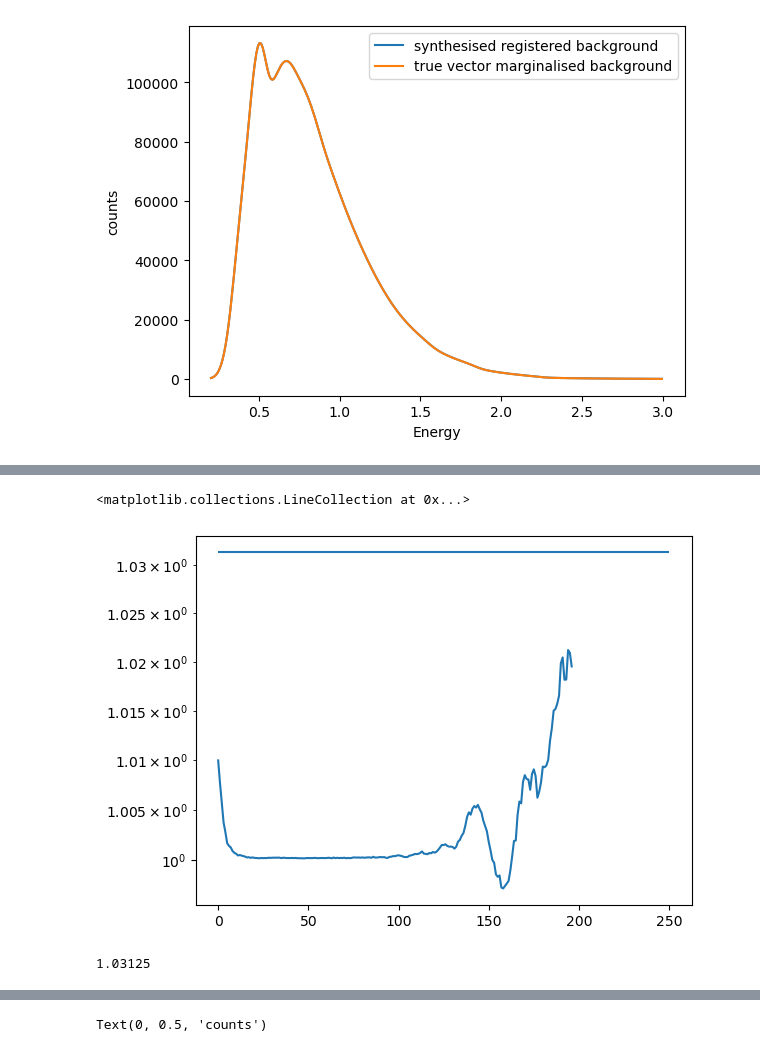
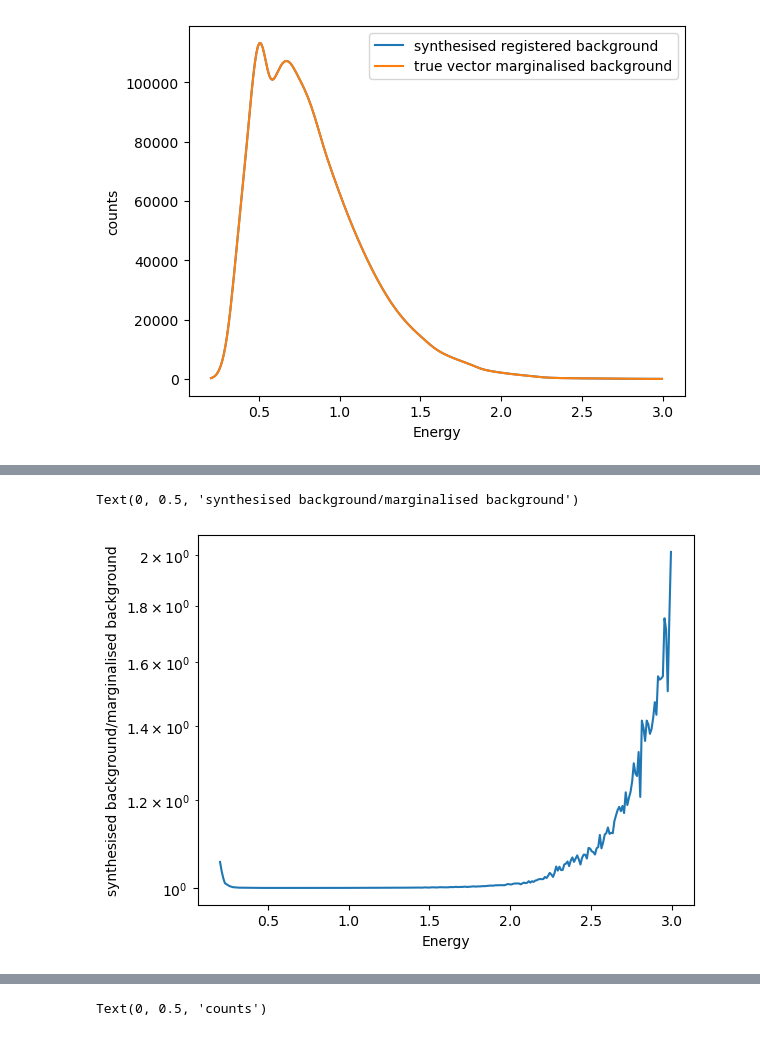
Before and after one commit to Basdorsman/xpsi, a Jupyter notebook: AMXPs/J1808_synthetic/Notebooks/compare_data_and_simulation.ipynb, the cells around one changed output, grey strips where cells are left out. Cells and saved outputs as stored; diff of their text form; code cells hidden in the pictures.

Commit message:
investigation of backgrounds and likelihood discrepancies

```diff
--- a/AMXPs/J1808_synthetic/Notebooks/compare_data_and_simulation.ipynb
+++ b/AMXPs/J1808_synthetic/Notebooks/compare_data_and_simulation.ipynb
@@ -33,7 +33,10 @@ signal plot saved in plots/J1808.png
 # plot background from background model
 # %%
 exposure_time=1.32366e5 ## is the same as Mason 2019
-print(ST.likelihood.signal._background.registered_background.shape)
-synthesised_background = np.sum(ST.likelihood.signal._background.registered_background, axis=1)*exposure_time
+# print(ST.likelihood.signal._background.registered_background.shape)
+synthesised_background_countrate = np.sum(ST.likelihood.signal._background.registered_background, axis=1)
+# print(synthesised_background_countrate)
+synthesised_background = synthesised_background_countrate*exposure_time
+
 synthesised_counts = ST.likelihood.signal.expected_counts
 synthesised_signal = np.sum(ST.likelihood.signal.signals[0],axis=1)
@@ -106,3 +107,17 @@ ax.set_ylabel('counts')
 # %% [output]
 Text(0, 0.5, 'counts')
 [figure]
+# %%
+fig, ax = plt.subplots()
+
+channel_mids = get_mids_from_edges(ST.NICER.channel_edges)
+
+min_cut = 40
+max_cut = 50
+
+ax.plot(channel_mids[min_cut:max_cut], synthesised_background[min_cut:max_cut], label='synthesised registered background')
+ax.plot(channel_mids[min_cut:max_cut], marginalized_background[min_cut:max_cut], label='true vector marginalised background')
+ax.legend()
+ax.set_xlabel('Energy')
+
+ax.set_ylabel('counts')
@@ -109,12 +127,9 @@ Text(0, 0.5, 'counts')
 # %%
 fig,ax=plt.subplots()
 ratio=synthesised_background/marginalized_background
-ax.semilogy(ratio[3:200])
-ax.hlines(33/32,0,250)
+ax.semilogy(channel_mids, ratio)
+ax.set_xlabel('Energy')
+ax.set_ylabel('synthesised background/marginalised background')
 # %% [output]
-<matplotlib.collections.LineCollection at 0x...>
+Text(0, 0.5, 'synthesised background/marginalised background')
-[figure, old version]
+[figure, new version]
-# %%
-33/32
-# %% [output]
-1.03125
```
Also changed, not shown: parts of 8 cells of this notebook, 11 other files.
